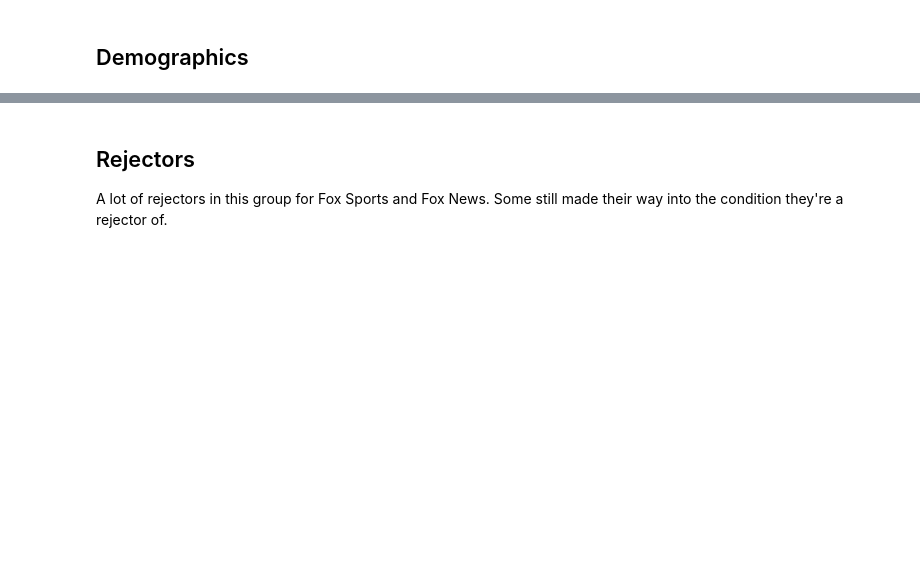
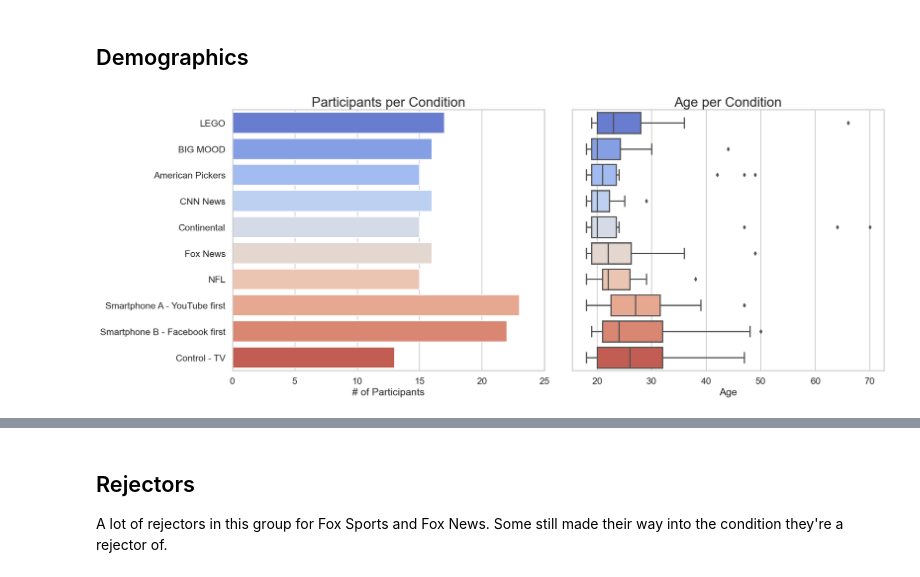
Before and after one commit to drjyun/Fox, a Jupyter notebook: surveys.ipynb, the cells around one changed output, grey strips where cells are left out. Cells and saved outputs as stored; diff of their text form; code cells hidden in the pictures; blank space fills up the shorter version.

```diff
--- a/surveys.ipynb
+++ b/surveys.ipynb
@@ -280,11 +301,2 @@ array(['Control - Smartphone', nan, 'LEGO', 'BIG MOOD',
 # %% [markdown]
 ## Demographics
-# %%
-conditions = {'LEGO':1, 'BIG MOOD':2, 'American Pickers':3,
-              'CNN News':4, 'Continental':5, 'Fox News':6,
-              'NFL':7, 'YouTube TV':8, 'Smartphone A':12,
-              'Smartphone B':10, 'Control TV':11, 'Control Smartphone':13}
-conditions_swap = {v: k for k, v in conditions.items()}
-
-post['Cond'] = post['condition'].map(conditions_swap)
-pre['Cond'] = pre['condition'].map(conditions_swap)
@@ -311,0 +303,59 @@ ax.set_xlim(right=10)
+# %%
+demos = post[['ResponseId', 'cond', 'condition', 'gender', 'age', 'glasses', 'race', 'education', 'income', 'politics']].copy()
+demos['F'] = np.where(demos['gender'] == 'Female', 1, 0)
+demos['M'] = np.where(demos['gender'] == 'Male', 1, 0)
+
+demo_sum = demos.groupby('cond').agg({
+    'condition': ['size'],
+    'age': ['min', 'mean', 'max', 'std'],
+    'F': ['sum'],
+    'M': ['sum']
+}).round(2)
+
+demo_sum_flat = pd.DataFrame(demo_sum.to_records())
+demo_sum_flat.columns = ['cond', 'Participants', 'Age_Min', 'Age_Mean', 'Age_Max', 'Age_Std', 'Female_Count', 'Male_Count']
+
+conditions_swap = {v: k for k, v in conditions.items()}
+demo_sum_flat['cond'] = demo_sum_flat['cond'].map(conditions_swap)
+
+# Filter out conditions
+demo_sum_filtered = demo_sum_flat[(demo_sum_flat["cond"] != 'Control - Smartphone') & (demo_sum_flat["cond"] != 'YouTube - TV')]
+
+sns.set(style='whitegrid', context='talk')
+fig, axs = plt.subplots(1, 2, figsize=(20, 8))
+
+# Participants per Condition
+sns.barplot(
+    x='Participants',
+    y='cond',
+    data=demo_sum_filtered,
+    palette='coolwarm',
+    orient='h',
+    ax=axs[0]
+)
+axs[0].set_xlabel('# of Participants', fontsize=18)
+axs[0].set_ylabel('')
+axs[0].set_title('Participants per Condition', fontsize=24)
+axs[0].set_xlim(right=max(demo_sum_filtered['Participants']) + 2)
+
+# Age per Condition
+# Create the boxplot
+sns.boxplot(x='age',
+            y='cond',
+            data=demos[(demos["condition"] != 'Control - Smartphone') & (demos["condition"] != 'YouTube - TV')],
+            palette='coolwarm',
+            orient='h',
+            ax=axs[1])
+
+# Set the labels and title
+axs[1].set_xlabel('Age', fontsize=18)
+axs[1].set_ylabel(' ')
+axs[1].set_title('Age per Condition', fontsize=24)
+axs[1].tick_params(axis='y', labelleft=False)
+# axs[1].set_xlim(right=max(demo_sum_filtered['Age_Mean']) + 5)
+
+# Show the plot
+plt.tight_layout()
+plt.show()
+# %% [output]
+[figure, added]
```
Also changed, not shown: parts of 9 cells of this notebook.
